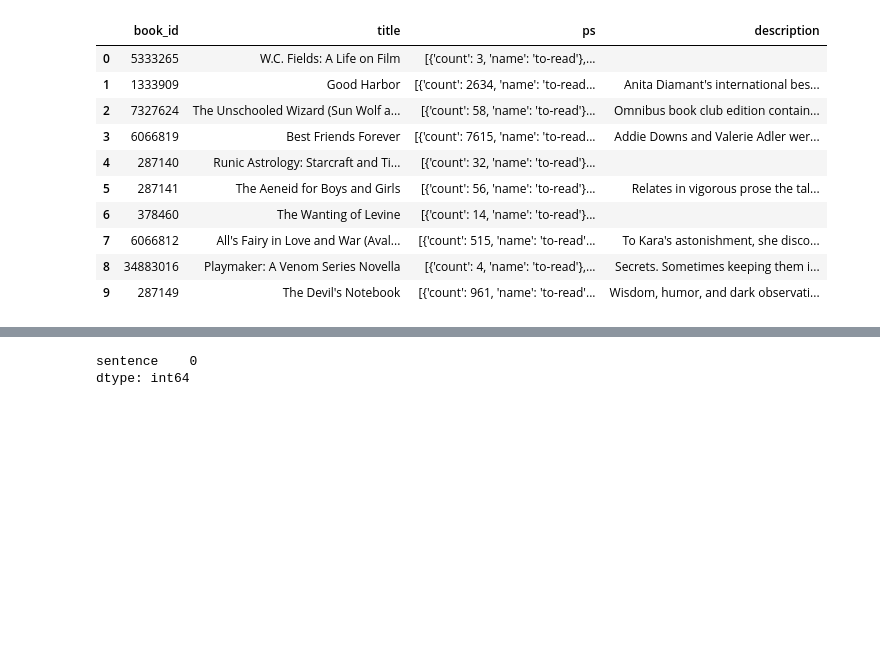
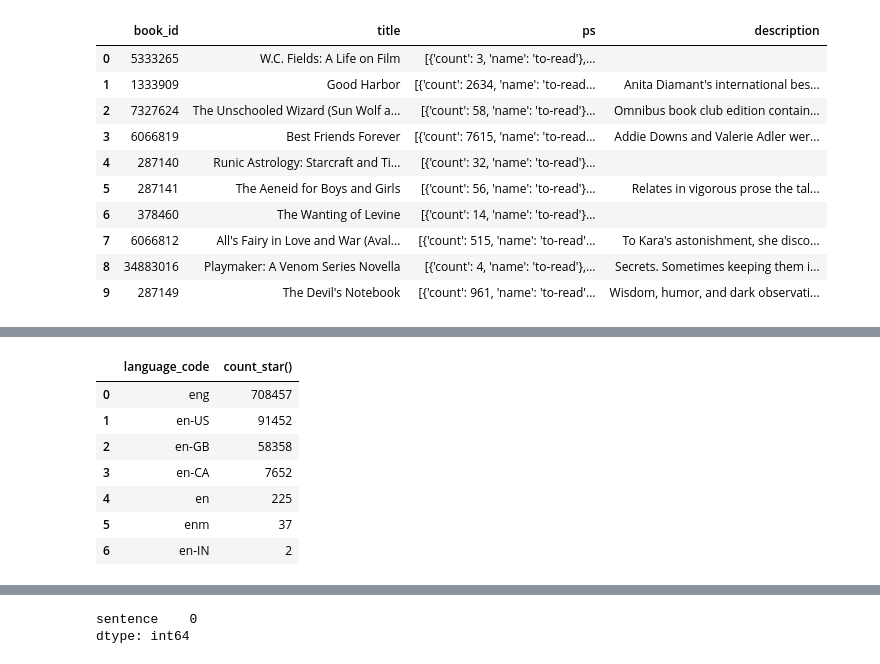
Before and after one commit to veekaybee/viberary, a Jupyter notebook: notebooks/05_duckdb_0.7.1.ipynb, the cells around one changed output, grey strips where cells are left out. Saved outputs shown, nothing was run; the diff lists cells and outputs as text; code cells hidden in the pictures; blank space fills up the shorter version.

```diff
--- a/notebooks/05_duckdb_0.7.1.ipynb
+++ b/notebooks/05_duckdb_0.7.1.ipynb
@@ -103,0 +135,13 @@ The sql extension is already loaded. To reload it, use:
+# %%
+%sql select language_code, count(*) FROM goodreads \
+WHERE language_code like 'en%' \
+GROUP BY language_code;
+# %% [output]
+|  | language_code | count_star() |
+| 0 | eng | 708457 |
+| 1 | en-US | 91452 |
+| 2 | en-GB | 58358 |
+| 3 | en-CA | 7652 |
+| 4 | en | 225 |
+| 5 | enm | 37 |
+| 6 | en-IN | 2 |
```
Also changed, not shown: parts of 38 cells of this notebook, 9 other files.
